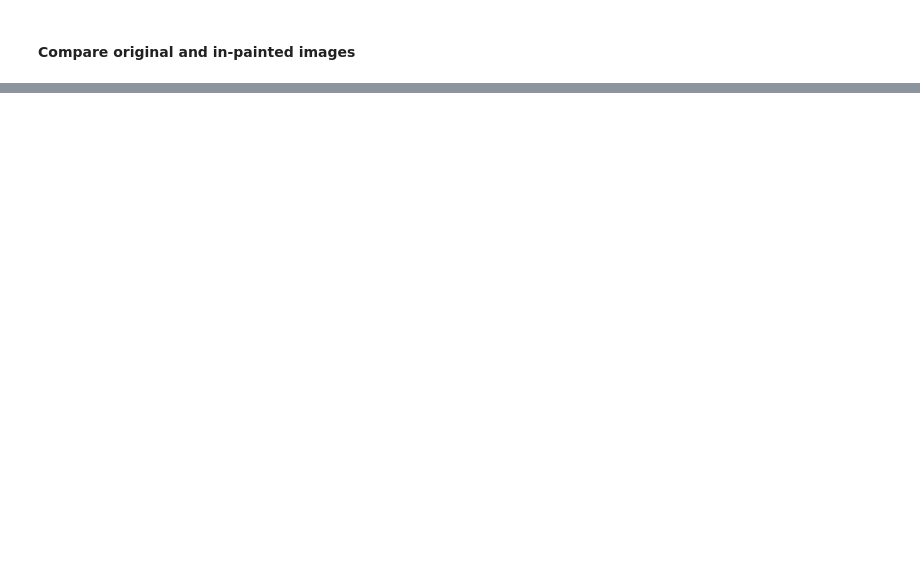
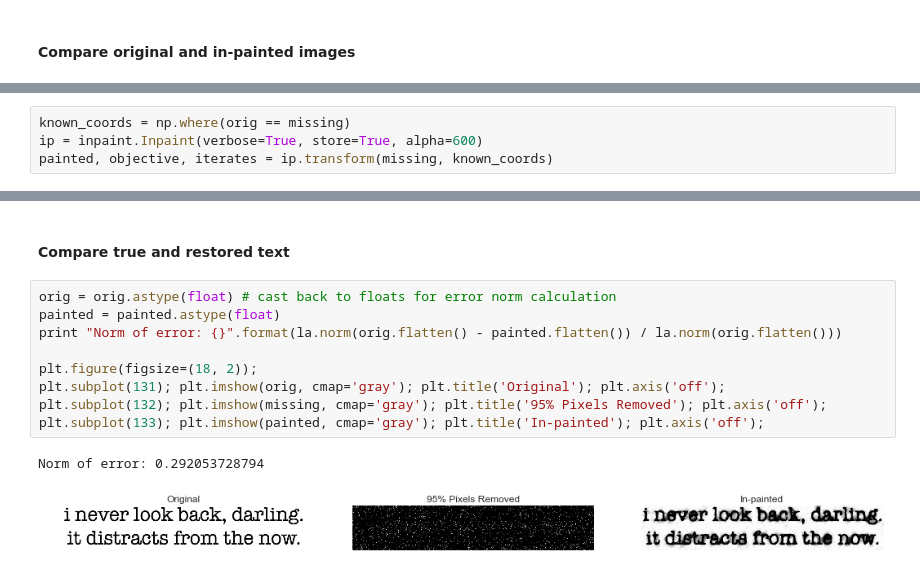
Before and after one commit to clarafy/inpaint, a Jupyter notebook: demos/random.ipynb, the cells around one changed output, grey strips where cells are left out. Drawn from its saved outputs; the diff is of its cells as text; blank space fills up the shorter version.

```diff
--- a/demos/random.ipynb
+++ b/demos/random.ipynb
@@ -152,0 +175,4 @@ Norm of error: 0.0852647995386
+# %%
+known_coords = np.where(orig == missing)
+ip = inpaint.Inpaint(verbose=True, store=True, alpha=600)
+painted, objective, iterates = ip.transform(missing, known_coords)
@@ -152,0 +188,14 @@ Norm of error: 0.0852647995386
+# %% [markdown]
+#### Compare true and restored text
+# %%
+orig = orig.astype(float) # cast back to floats for error norm calculation
+painted = painted.astype(float)
+print "Norm of error: {}".format(la.norm(orig.flatten() - painted.flatten()) / la.norm(orig.flatten()))
+
+plt.figure(figsize=(18, 2));
+plt.subplot(131); plt.imshow(orig, cmap='gray'); plt.title('Original'); plt.axis('off');
+plt.subplot(132); plt.imshow(missing, cmap='gray'); plt.title('95% Pixels Removed'); plt.axis('off');
+plt.subplot(133); plt.imshow(painted, cmap='gray'); plt.title('In-painted'); plt.axis('off');
+# %% [output]
+Norm of error: 0.292053728794
+[figure, added]
```
Also changed, not shown: parts of 13 cells of this notebook, 3 other files.
